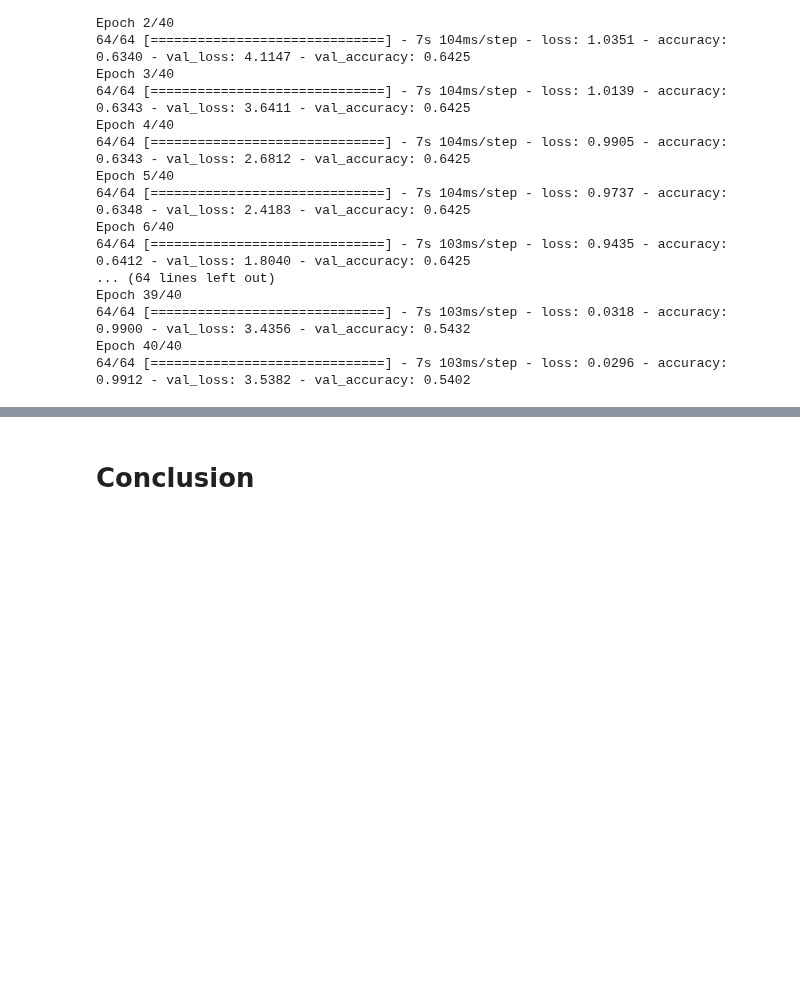
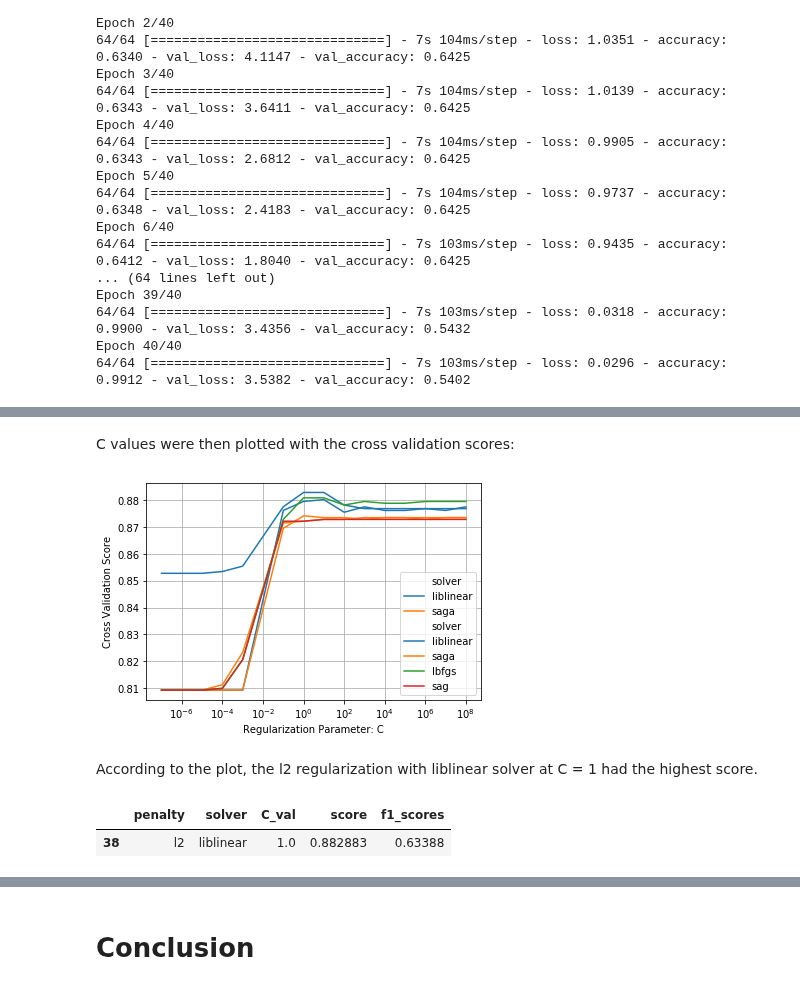
Before and after one commit to alireza-alizadegan/e-commerce-Sales, a Jupyter notebook: Sentiment Analysis.ipynb, the cells around one changed output, grey strips where cells are left out. Cells and saved outputs as stored; diff of their text form; code cells hidden in the pictures; blank space fills up the shorter version.

Commit message:
Hyper parameter optimization

```diff
--- a/Sentiment Analysis.ipynb
+++ b/Sentiment Analysis.ipynb
@@ -1959,0 +2043,6 @@ Epoch 40/40
+# %%
+X_remainder, X_test, y_remainder, y_test = train_test_split(X, y, test_size=0.3)
+# %%
+my_scaler = StandardScaler()
+X_remainder = my_scaler.fit_transform(X_remainder)
+X_test = my_scaler.transform(X_test)
@@ -1959,0 +2110,3 @@ Epoch 40/40
+# %%
+cross_val_df = pd.DataFrame({'penalty':penalty_list,'solver':solver_list,'C_val':C_value_list,'score':cross_validation_score,'f1_scores':f1_scores})
+cross_val_df.head()
@@ -1959,0 +2120,23 @@ Epoch 40/40
+# %%
+l1_cross_val_df = cross_val_df[cross_val_df['penalty']=='l1']
+l2_cross_val_df = cross_val_df[cross_val_df['penalty']=='l2']
+# %% [markdown]
+C values were then plotted with the cross validation scores:
+# %%
+sns.lineplot(data=l1_cross_val_df, x='C_val', y='score', hue='solver')
+sns.lineplot(data=l2_cross_val_df, x='C_val', y='score', hue='solver')
+plt.legend()
+plt.xscale("log")
+plt.xlabel('Regularization Parameter: C')
+plt.ylabel('Cross Validation Score')
+plt.grid()
+plt.show()
+# %% [output]
+[figure, added]
+# %% [markdown]
+According to the plot, the l2 regularization with liblinear solver at C = 1 had the highest score.
+# %%
+cross_val_df[cross_val_df['score'] == cross_val_df['score'].max()]
+# %% [output]
+|  | penalty | solver | C_val | score | f1_scores |
+| 38 | l2 | liblinear | 1.0 | 0.882883 | 0.63388 |
```
Also changed, not shown: parts of 69 cells of this notebook.
